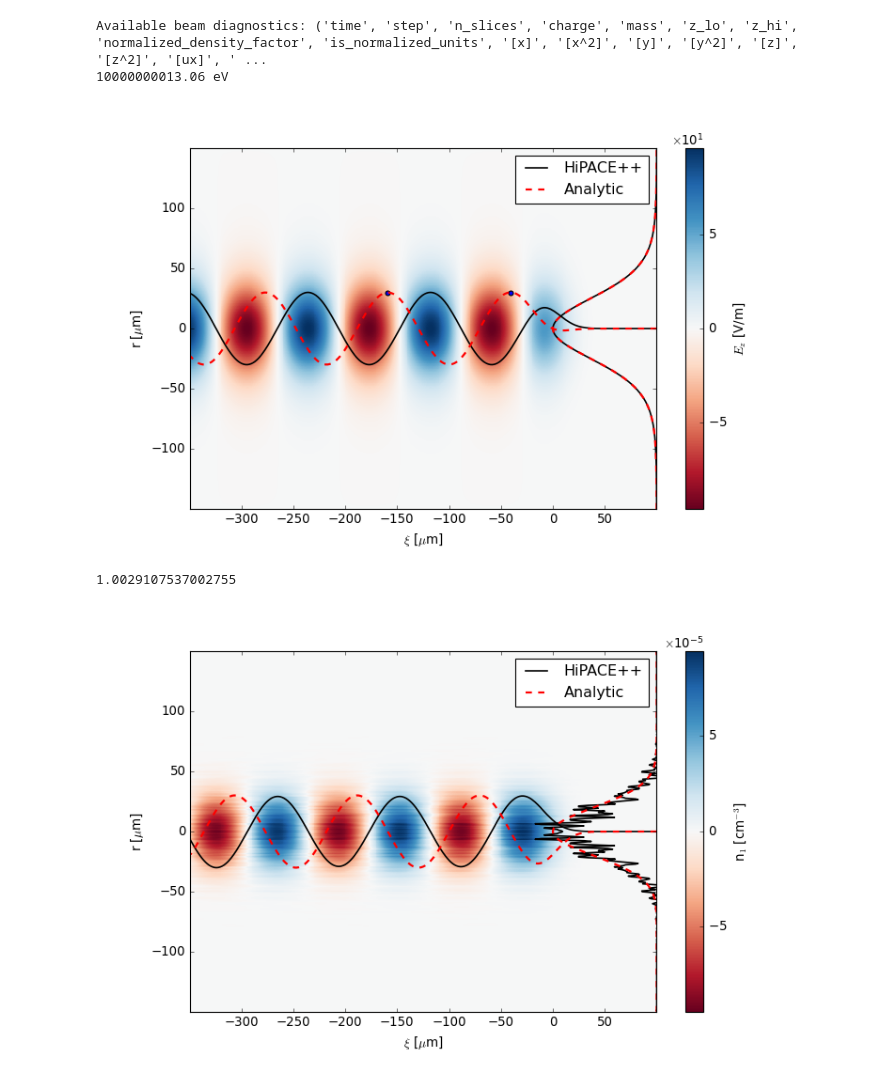
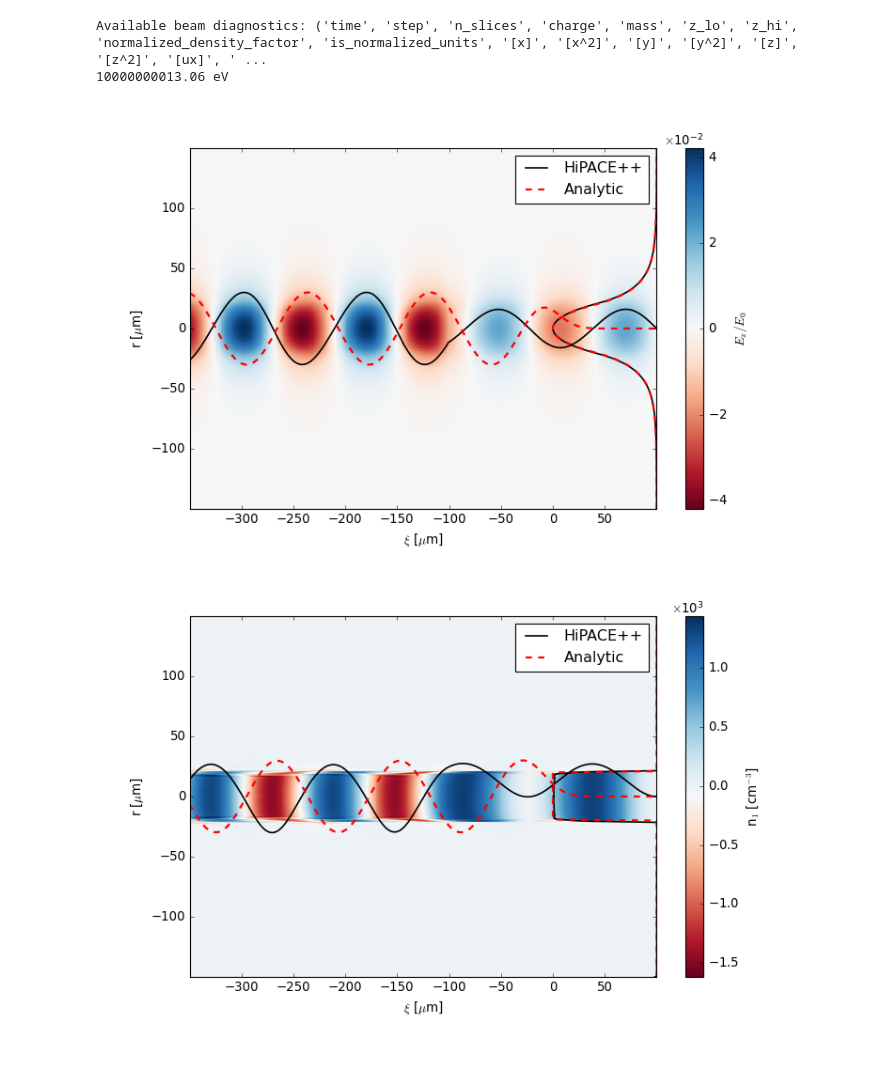
Before and after one commit to MaxVarverakis/PositronPWFA, a Jupyter notebook: linearWF_analysis.ipynb, the cells around one changed output. Saved outputs shown, nothing was run; the diff lists cells and outputs as text; code cells hidden in the pictures.

```diff
--- a/linearWF_analysis.ipynb
+++ b/linearWF_analysis.ipynb
@@ -238,7 +245,8 @@ def Er(r: np.ndarray, dr: float, xi: np.ndarray, dz: float, Nb: float, n0: float
 # %%
 # DOMAIN
 res = 1e-6 # m
-rmin, rmax, ximin, ximax = -150e-6, 150e-6, -100e-6, 350e-6 # m
+# rmin, rmax, ximin, ximax = -150e-6, 150e-6, -100e-6, 350e-6 # m
+rmin, rmax, ximin, ximax = -150e-6, 150e-6, -350e-6, 100e-6 # m
 r, xi = np.arange(rmin, rmax, res), np.arange(ximin, ximax, res)
 
 # print(r.shape, xi.shape)
@@ -430,9 +451,9 @@ GeV2P(10)
 # %% [output]
 19569.511835738733
 # %%
-ts = LpaDiagnostics('/Users/max/HiPACE/recovery/diags/hdf5/linearSI/', check_all_files = True)
-beamInsitu = diag.read_file('/Users/max/HiPACE/recovery/diags/insitu/linearSI/reduced_beam.0000.txt')
-plasmaInsitu = diag.read_file('/Users/max/HiPACE/recovery/diags/insitu/linearSI/reduced_plasma.0000.txt')
+ts = LpaDiagnostics('/Users/max/HiPACE/recovery/diags/hdf5/linearSI/Step/', check_all_files = True)
+beamInsitu = diag.read_file('/Users/max/HiPACE/recovery/diags/insitu/linearSI/Step/reduced_beam.0000.txt')
+plasmaInsitu = diag.read_file('/Users/max/HiPACE/recovery/diags/insitu/linearSI/Step/reduced_plasma.0000.txt')
 # %%
 print("Available beam diagnostics:", beamInsitu.dtype.names)
 Emean = diag.energy_mean_eV(beamInsitu, True)
@@ -450,54 +471,61 @@ ExmBy, info = ts.get_field('ExmBy', iteration = 0)
 EZ, _ = ts.get_field('Ez', iteration = 0)
 rho, _ = ts.get_field('rho', iteration = 0)
 # %%
-_, R, _ = Ez(r, dr, xi, dz, Nb, n0, gauss = True, eV = False)
+_, R, _ = Ez(r, dr, xi, dz, Nb, n0, gauss = False, eV = False)
 z = longitudinal(xi, dz, Nb, n0, False)
+
+idx = np.argmin(abs(info.z + 120e-6))
 
 m1 = abs(xi) < 50e-6
 m2 = np.logical_and(abs(xi) > 100e-6, abs(xi) < 200e-6)
 fPeak = np.argmax(abs(z[m1]))
 sPeak = np.argmax(z[m2])
 
 plt.close()
 plt.figure(10, figsize = (10, 6), facecolor = 'w')
-img = plt.pcolormesh(1e6 * info.z, 1e6 * info.x, EZ[:, 511//2].T, cmap = 'RdBu')
+img = plt.pcolormesh(1e6 * info.z, 1e6 * info.x, EZ[:, 511//2].T / E0(n0), cmap = 'RdBu')
 
-plt.plot(-1e2 * max(EZ[0, 511//2])**-1 * EZ[0, 511//2] + 100, 1e6 * info.x, 'k', linewidth = 1.5, label = 'HiPACE++')
+plt.plot(-1e2 * min(EZ[0, 511//2])**-1 * EZ[0, 511//2] + 100, 1e6 * info.x, 'k', linewidth = 1.5, label = 'HiPACE++')
 plt.plot(-1e2 * max(R)**-1 * R + 100, 1e6 * r, 'r--', linewidth = 2., label = 'Analytic')
 
 plt.plot(1e6 * info.z, 30 * max(abs(EZ[:, 511//2, 511//2]))**-1 * EZ[:, 511//2, 511//2], 'k', linewidth = 1.5)
-plt.plot(-1e6 * xi, 30 * max(abs(z))**-1 * z, 'r--', linewidth = 2.)
-plt.scatter(-1e6 * xi[m1][fPeak], 30 * max(abs(z))**-1 * z[m1][fPeak], c = 'b')
-plt.scatter(-1e6 * xi[m2][sPeak], 30 * max(abs(z))**-1 * z[m2][sPeak], c = 'b')
+plt.plot(1e6 * xi, 30 * max(abs(z))**-1 * z, 'r--', linewidth = 2.)
+# plt.scatter(-1e6 * xi[m1][fPeak], 30 * max(abs(z))**-1 * z[m1][fPeak], c = 'b')
+# plt.scatter(-1e6 * xi[m2][sPeak], 30 * max(abs(z))**-1 * z[m2][sPeak], c = 'b')
 
 plt.xlim(1e6 * info.zmin, 1e6 * info.zmax)
 plt.ylim(1e6 * info.xmin, 1e6 * info.xmax)
 plt.xlabel(r'$\xi$ [$\mu$m]')
 plt.ylabel(r'r [$\mu$m]')
 
 cb = plt.colorbar(img)
 cb.formatter.set_powerlimits((0, 0))
 cb.formatter.set_useMathText(True)
-cb.set_label(r'$E_z$ [V/m]')
+cb.set_label(r'$E_z/E_0$')
 plt.legend()
+# plt.savefig('GaussianEzBoth.png')
 plt.show()
 
-print(z[m1][fPeak] / z[m2][sPeak])
+# print(abs(z[m1][fPeak] / z[m2][sPeak]))
 # %% [output]
-[figure, old version]
+[figure, new version]
-1.0029107537002755
 # %%
-Xi_1, R_1, n_1 = n1(r, dr, xi, dz, Nb, n0)
+Xi_1, R_1, n_1 = n1(r, dr, xi, dz, Nb, n0, gauss = False)
+z = longitudinal(xi, dz, Nb, n0, True)
+
+idx = np.argmin(abs(info.x - 25e-6))
 
 plt.close()
 plt.figure(11, figsize = (10, 6), facecolor = 'w')
 img = plt.pcolormesh(1e6 * info.z, 1e6 * info.x, rho[:, 511//2].T, cmap = 'RdBu')
 
-plt.plot(1e1 * max(rho[0, 511//2])**-1 * rho[0, 511//2] + 100, 1e6 * info.x, 'k', linewidth = 1.5, label = 'HiPACE++')
+plt.plot(-1e2 * max(rho[idx, 511//2])**-1 * rho[idx, 511//2] + 100, 1e6 * info.x, 'k', linewidth = 1.5, label = 'HiPACE++')
+# plt.plot(1.05e1 * max(rho[0, 511//2])**-1 * rho[0, 511//2] + 100, 1e6 * info.x, 'k', linewidth = 1.5, label = 'HiPACE++')
 plt.plot(-1e2 * max(R_1)**-1 * R_1 + 100, 1e6 * r, 'r--', linewidth = 2., label = 'Analytic')
 
 plt.plot(1e6 * info.z, 30 * max(abs(rho[:, 511//2, 511//2]))**-1 * rho[:, 511//2, 511//2], 'k', linewidth = 1.5)
-plt.plot(-1e6 * xi, 30 * max(abs(Xi_1))**-1 * Xi_1, 'r--', linewidth = 2.)
+plt.plot(1e6 * xi, 30 * max(abs(z))**-1 * z, 'r--', linewidth = 2.)
+# plt.plot(-1e6 * xi, 30 * max(abs(Xi_1))**-1 * Xi_1, 'c--', linewidth = 2.)
 
 plt.xlim(1e6 * info.zmin, 1e6 * info.zmax)
 plt.ylim(1e6 * info.xmin, 1e6 * info.xmax)
@@ -510,7 +538,8 @@ cb.formatter.set_useMathText(True)
 cb.set_label(r'n$_1$ [cm$^{-3}$]')
 
 plt.legend()
+# plt.savefig('GaussianDensityBoth.png')
 plt.show()
 # %% [output]
-[figure, old version]
+[figure, new version]
 # %%
```
Also changed, not shown: parts of 7 cells of this notebook, 2 other files.
